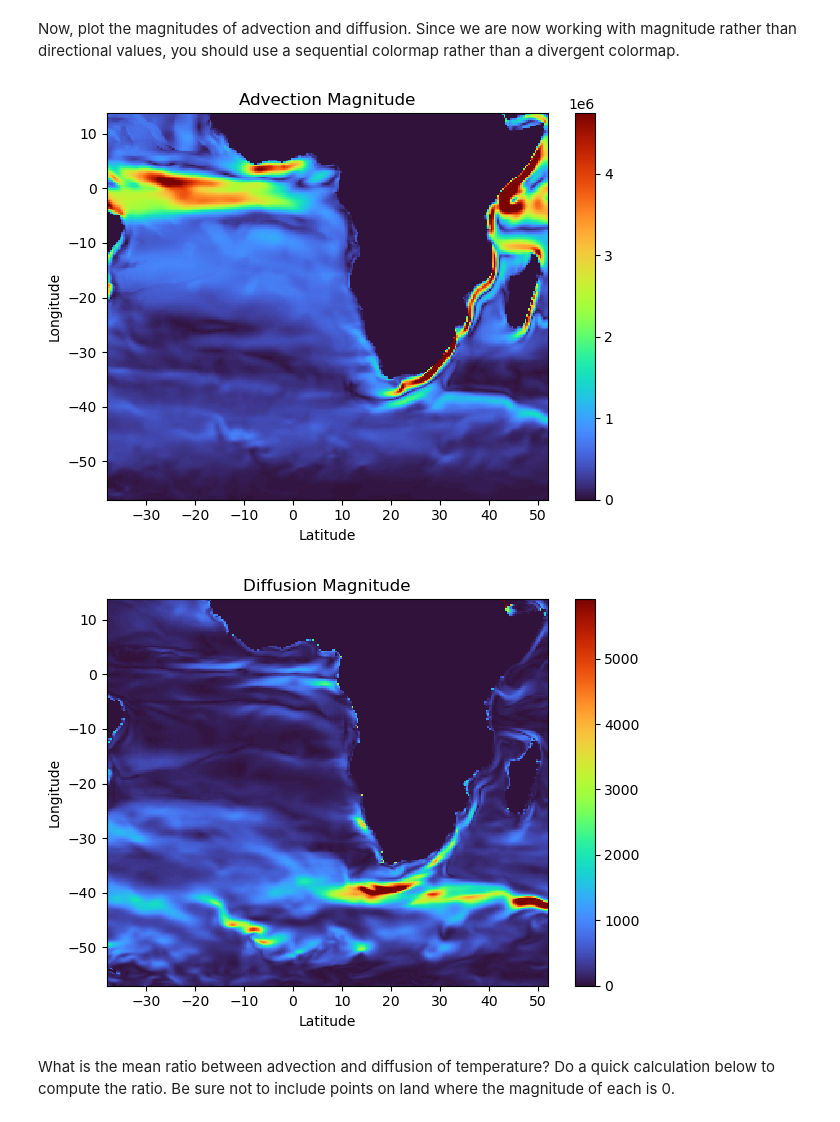
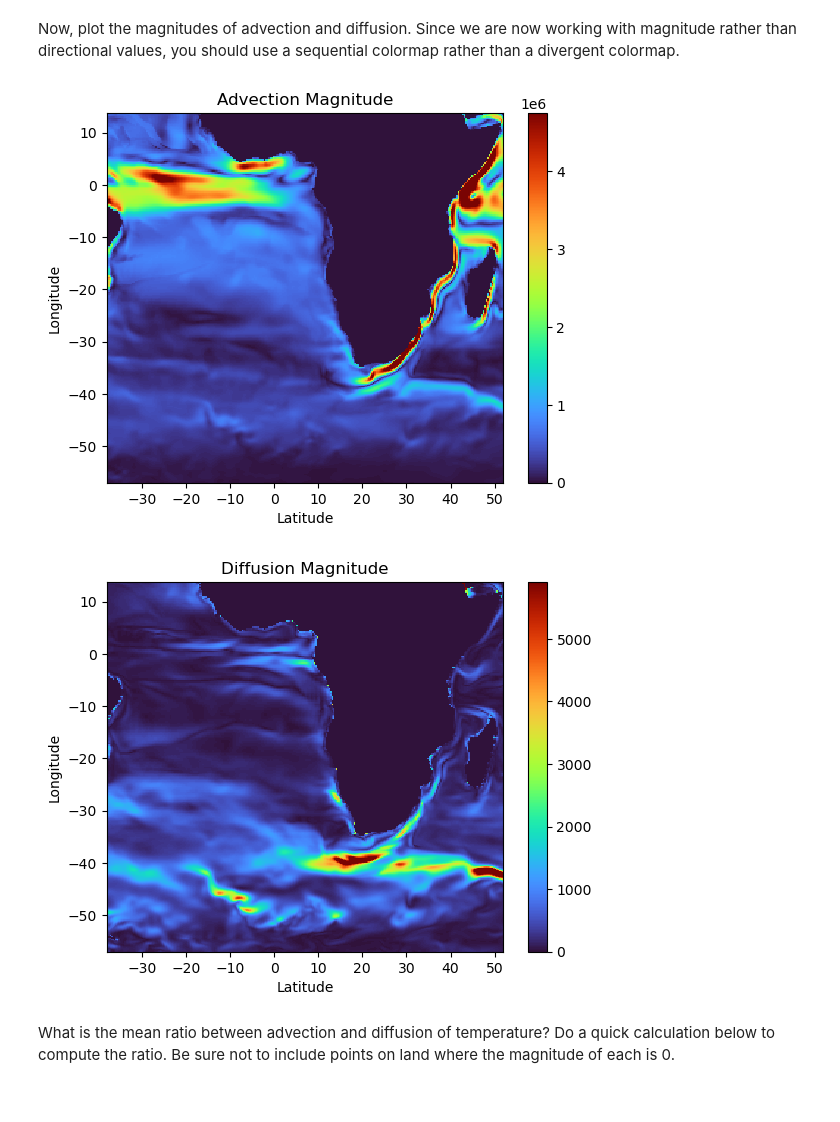
Before and after one commit to au-tran/cs185c_fall2024, a Jupyter notebook: homework/homework_6/HW6 Advection and Diffusion.ipynb, the cells around one changed output. Drawn from its saved outputs; the diff is of its cells as text; code cells hidden in the pictures.

```diff
--- a/homework/homework_6/HW6 Advection and Diffusion.ipynb
+++ b/homework/homework_6/HW6 Advection and Diffusion.ipynb
@@ -164,31 +160,29 @@ Now, plot the magnitudes of advection and diffusion. Since we are now working wi
 # %%
 
 # make your plot here
 
 # Again, I tested different values for area bound and these give me graphs with nice visualization
 adv_v_max = np.max(np.abs(adv_v))/3
 df_v_max = np.max(np.abs(df_v))/8
 
 
 # No vmin because magnitude is just 0 minimum
 plt.pcolormesh(longitude, latitude, adv_v, vmax=adv_v_max, cmap='turbo')
 plt.colorbar()
 plt.ylabel("Longitude")
 plt.xlabel("Latitude")
 plt.title("Advection Magnitude")
-plt.tight_layout()
 plt.show()
 
 plt.pcolormesh(longitude, latitude, df_v, vmax=df_v_max, cmap='turbo')
 plt.colorbar()
 plt.ylabel("Longitude")
 plt.xlabel("Latitude")
 plt.title("Diffusion Magnitude")
-plt.tight_layout()
 plt.show()
 # %% [output]
-[figure, old version]
+[figure, new version]
-[figure, old version]
+[figure, new version]
 # %% [markdown]
 What is the mean ratio between advection and diffusion of temperature? Do a quick calculation below to compute the ratio. Be sure not to include points on land where the magnitude of each is 0.
 # %%
```
Also changed, not shown: parts of 1 cell of this notebook.
